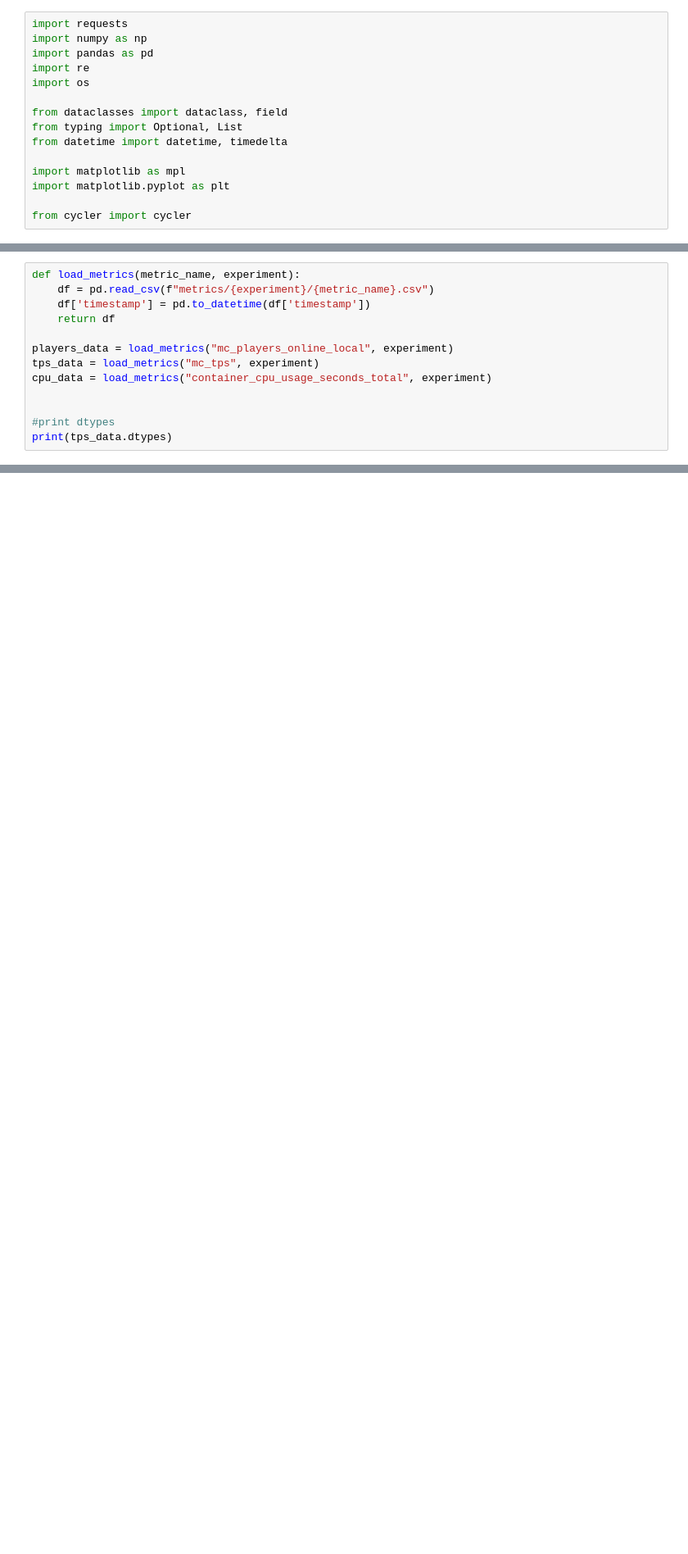
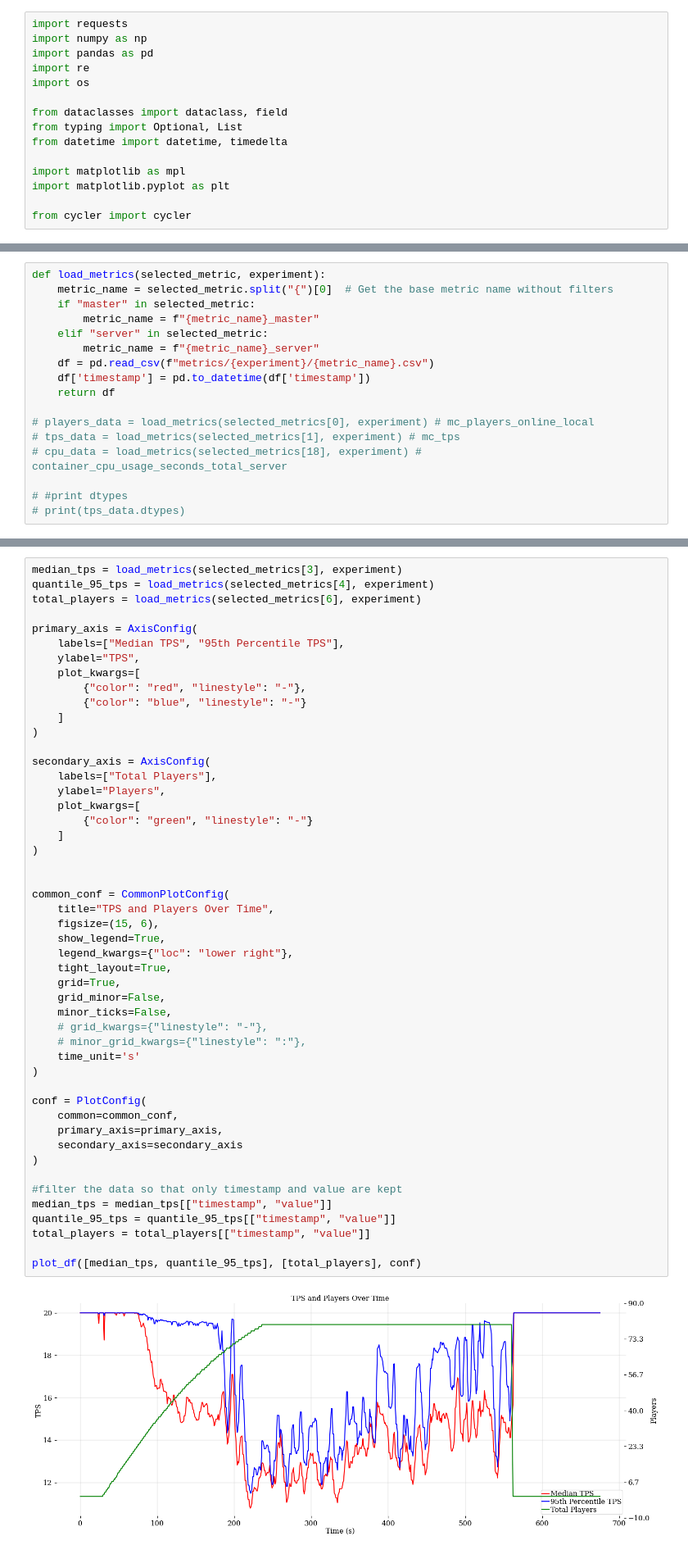
Before and after one commit to bystepii/metrics-extractor, a Jupyter notebook: plot.ipynb, the cells around one changed output, grey strips where cells are left out. Shown at 82% size. Cells and saved outputs as stored; diff of their text form; blank space fills up the shorter version.

Commit message:
New Base Plots

```diff
--- a/plot.ipynb
+++ b/plot.ipynb
@@ -427,14 +429,18 @@ save_metrics(selected_metrics, from_time, to_time, prometheus, extractor, experi
 # %%
-def load_metrics(metric_name, experiment):
+def load_metrics(selected_metric, experiment):
+    metric_name = selected_metric.split("{")[0]  # Get the base metric name without filters
+    if "master" in selected_metric:
+        metric_name = f"{metric_name}_master"
+    elif "server" in selected_metric:
+        metric_name = f"{metric_name}_server"
     df = pd.read_csv(f"metrics/{experiment}/{metric_name}.csv")
     df['timestamp'] = pd.to_datetime(df['timestamp'])
     return df
 
-players_data = load_metrics("mc_players_online_local", experiment)
-tps_data = load_metrics("mc_tps", experiment)
-cpu_data = load_metrics("container_cpu_usage_seconds_total", experiment)
+# players_data = load_metrics(selected_metrics[0], experiment) # mc_players_online_local
+# tps_data = load_metrics(selected_metrics[1], experiment) # mc_tps
+# cpu_data = load_metrics(selected_metrics[18], experiment) # container_cpu_usage_seconds_total_server
 
-
-#print dtypes
-print(tps_data.dtypes)
+# #print dtypes
+# print(tps_data.dtypes)
 # %%
@@ -510,0 +504,51 @@ _is_function_query("sum by(chunk_owner) (mc_player_location)")
+# %%
+median_tps = load_metrics(selected_metrics[3], experiment)
+quantile_95_tps = load_metrics(selected_metrics[4], experiment)
+total_players = load_metrics(selected_metrics[6], experiment)
+
+primary_axis = AxisConfig(
+    labels=["Median TPS", "95th Percentile TPS"],
+    ylabel="TPS",
+    plot_kwargs=[
+        {"color": "red", "linestyle": "-"},
+        {"color": "blue", "linestyle": "-"}
+    ]
+)
+
+secondary_axis = AxisConfig(
+    labels=["Total Players"],
+    ylabel="Players",
+    plot_kwargs=[
+        {"color": "green", "linestyle": "-"}
+    ]
+)
+
+
+common_conf = CommonPlotConfig(
+    title="TPS and Players Over Time",
+    figsize=(15, 6),
+    show_legend=True,
+    legend_kwargs={"loc": "lower right"},
+    tight_layout=True,
+    grid=True,
+    grid_minor=False,
+    minor_ticks=False,
+    # grid_kwargs={"linestyle": "-"},
+    # minor_grid_kwargs={"linestyle": ":"},
+    time_unit='s'
+)
+
+conf = PlotConfig(
+    common=common_conf,
+    primary_axis=primary_axis,
+    secondary_axis=secondary_axis
+)
+
+#filter the data so that only timestamp and value are kept
+median_tps = median_tps[["timestamp", "value"]]
+quantile_95_tps = quantile_95_tps[["timestamp", "value"]]
+total_players = total_players[["timestamp", "value"]]
+
+plot_df([median_tps, quantile_95_tps], [total_players], conf)
+# %% [output]
+[figure, added]
```
Also changed, not shown: parts of 16 cells of this notebook.
